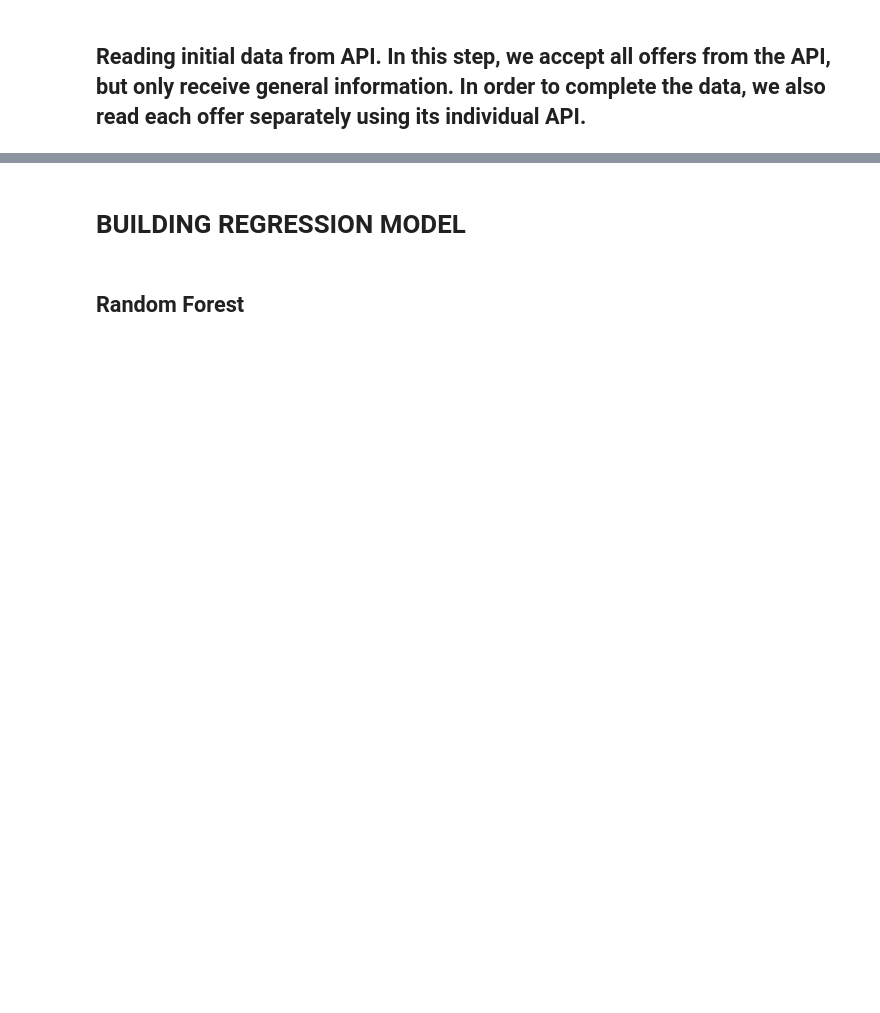
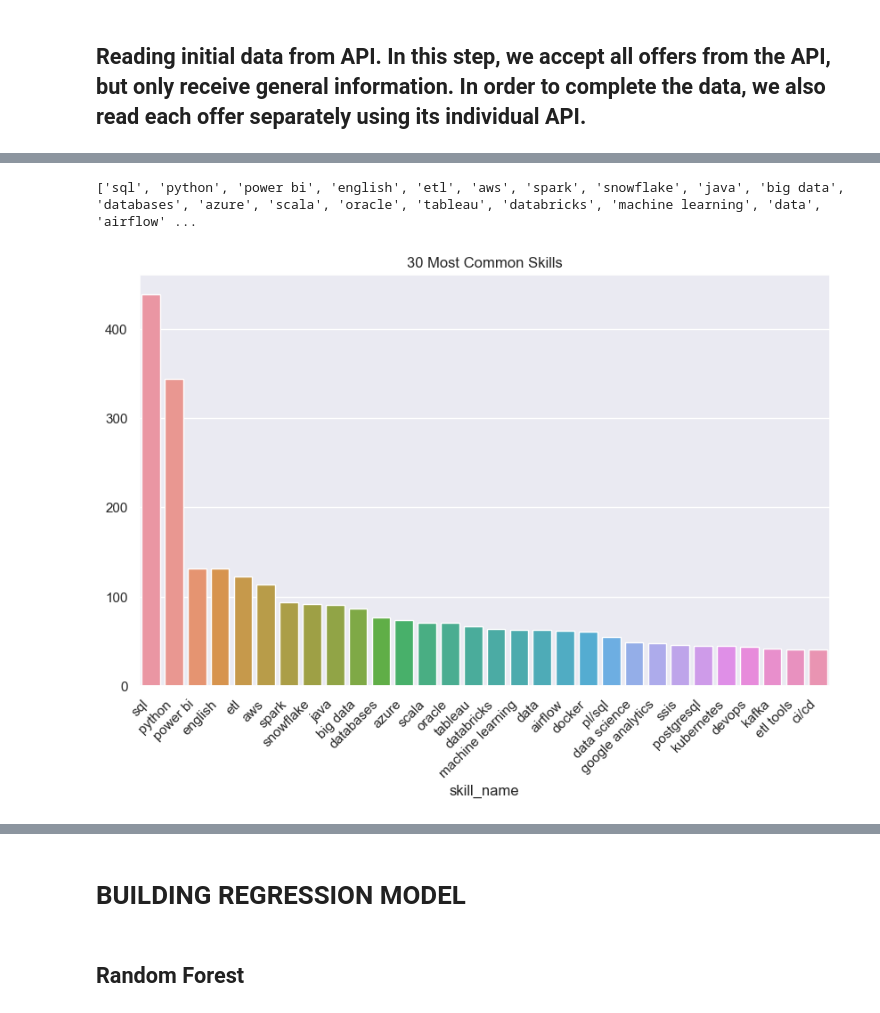
Before and after one commit to dmarszalik/just-join-it-salaries, a Jupyter notebook: Predict_salaries_project.ipynb, the cells around one changed output, grey strips where cells are left out. Saved outputs shown, nothing was run; the diff lists cells and outputs as text; code cells hidden in the pictures; blank space fills up the shorter version.

Commit message:
organized data engineering job

```diff
--- a/Predict_salaries_project.ipynb
+++ b/Predict_salaries_project.ipynb
@@ -277,0 +214,10 @@ df_no_salary = df[df['currency'].isna()]
+# %%
+for offer in offers:
+  url = f'https://justjoin.it/api/offers/{offer}'
+  response = requests.get(url)
+  json_obj = response.json()
+#   initial_df = pd.json_normalize(json_obj)
+  json_data.append(json_obj)
+#   time.sleep(0.5)
+# %%
+df = pd.DataFrame(json_data)
@@ -277,0 +262,10 @@ df_no_salary = df[df['currency'].isna()]
+# %%
+old_data = df.to_dict(orient='records')
+new_data = []
+
+for index, skills_list in enumerate(df['skills']):
+    for skill in skills_list:
+        new_row = old_data[index].copy()
+        new_row['skill_name'] = skill['name']
+        new_row['skill_level'] = skill['level']
+        new_data.append(new_row)
@@ -277,0 +308,4 @@ df_no_salary = df[df['currency'].isna()]
+# %%
+clean_df = new_df.copy()
+clean_df = standardize_text(clean_df, "title")
+clean_df = standardize_text(clean_df, "skill_name")
@@ -277,0 +325,14 @@ df_no_salary = df[df['currency'].isna()]
+# %%
+print(top_30_skills)
+# %% [output]
+['sql', 'python', 'power bi', 'english', 'etl', 'aws', 'spark', 'snowflake', 'java', 'big data', 'databases', 'azure', 'scala', 'oracle', 'tableau', 'databricks', 'machine learning', 'data', 'airflow' ...
+# %%
+plt.figure(figsize=(10, 6))
+sns.set(style="darkgrid")
+plot = sns.barplot(x=clean_df['skill_name'].value_counts().iloc[:30].index, y=clean_df['skill_name'].value_counts().iloc[:30].values)
+plot.set_title('30 Most Common Skills')
+plot.set_xticklabels(plot.get_xticklabels(), rotation=45, horizontalalignment='right')
+
+plt.show()
+# %% [output]
+[figure, added]
```
Also changed, not shown: parts of 118 cells of this notebook.
